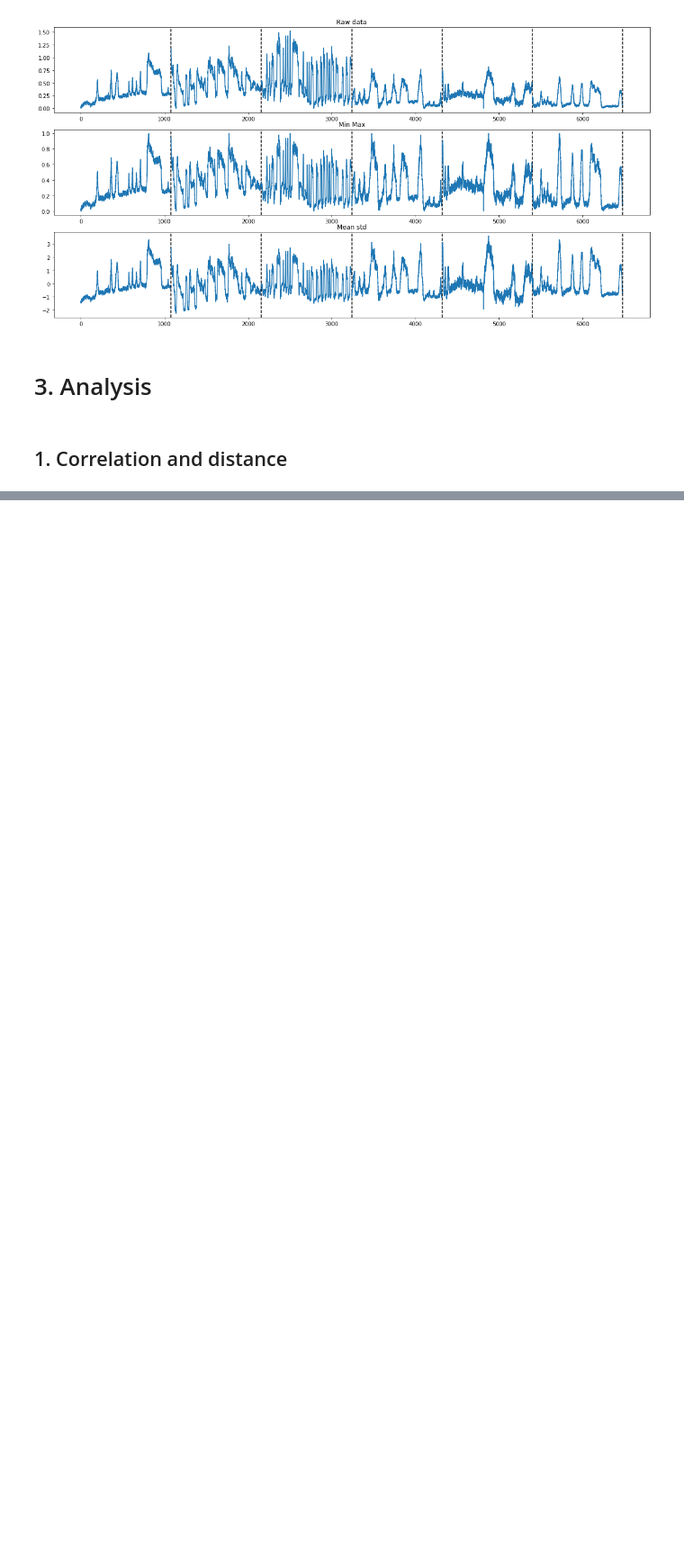
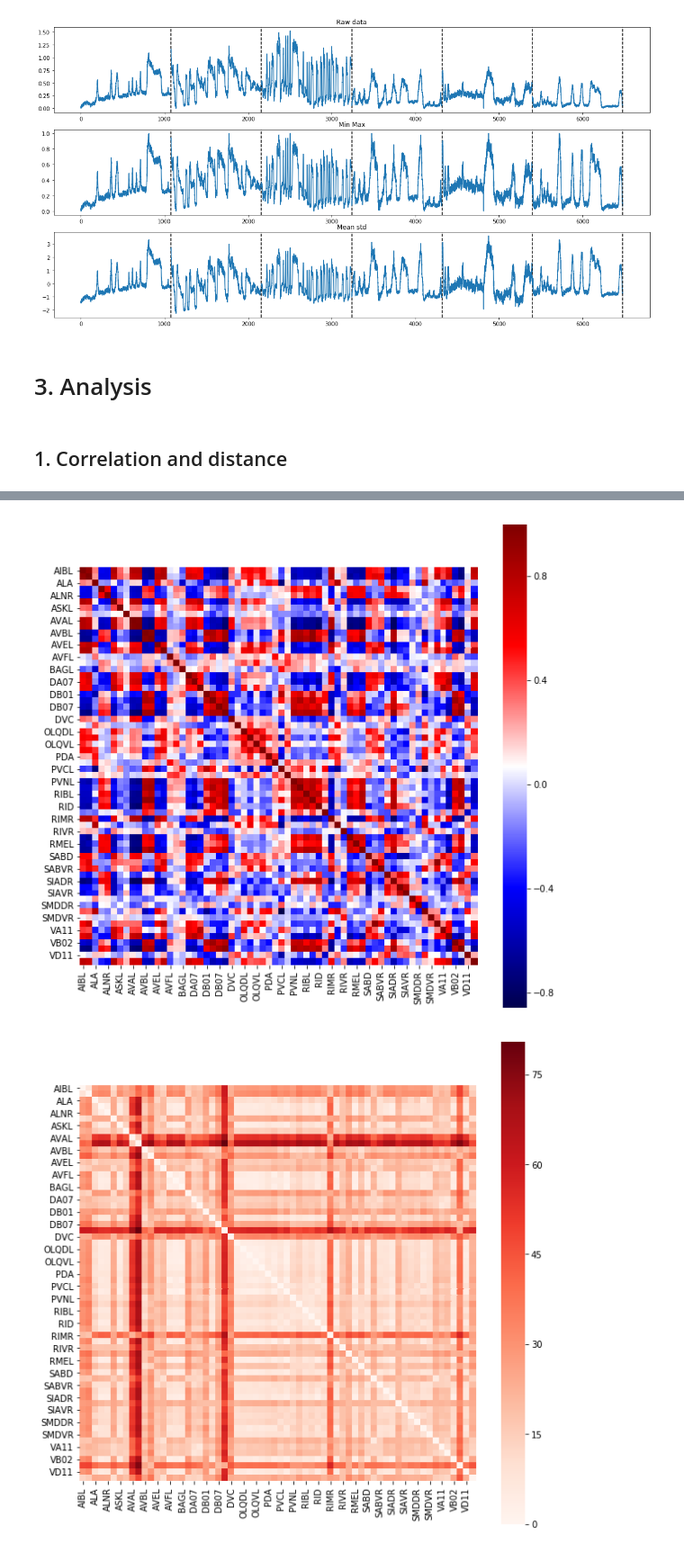
Before and after one commit to MarcJavin/WBI-analysis, a Jupyter notebook: Data Analysis.ipynb, the cells around one changed output, grey strips where cells are left out. Shown at 90% size. Cells and saved outputs as stored; diff of their text form; code cells hidden in the pictures; blank space fills up the shorter version.

Commit message:
distance and PCA

```diff
--- a/Data Analysis.ipynb
+++ b/Data Analysis.ipynb
@@ -194,0 +195,30 @@ Correlation between AVAL and ASKR : 0.17117652356268434,
+# %%
+from scipy.spatial.distance import pdist, squareform
+
+def get_labelled(df):
+    return [n  for n in df.columns if any(c.isalpha() for c in n)]
+
+def corr(df, vmin=None, vmax=None, cmap='flag'):
+    corr = df.corr()
+    heat(corr, vmin, vmax, cmap)
+
+def dist_comp(df):
+    distances = pdist(df.T.values, metric='euclidean')
+    return squareform(distances)
+def dist(df, vmin=None, vmax=None, cmap='flag'):
+    dist = pd.DataFrame(dist_comp(df), columns = df.columns, index=df.columns)
+    heat(dist, vmin, vmax, cmap)
+
+def heat(df, vmin=None, vmax=None, cmap='flag'):
+    f, ax = plt.subplots(figsize=(10, 10))
+    sns.heatmap(df, cmap=cmap, square=True, ax=ax, vmax=vmax, vmin=vmin)
+
+# dist(df[NAMES])
+names = get_labelled(t0)
+corr(t0[names], cmap='seismic')
+plt.show()
+dist(t0[names], cmap='Reds')
+plt.show()
+# %% [output]
+[figure, added]
+[figure, added]
```
Also changed, not shown: parts of 2 cells of this notebook.
